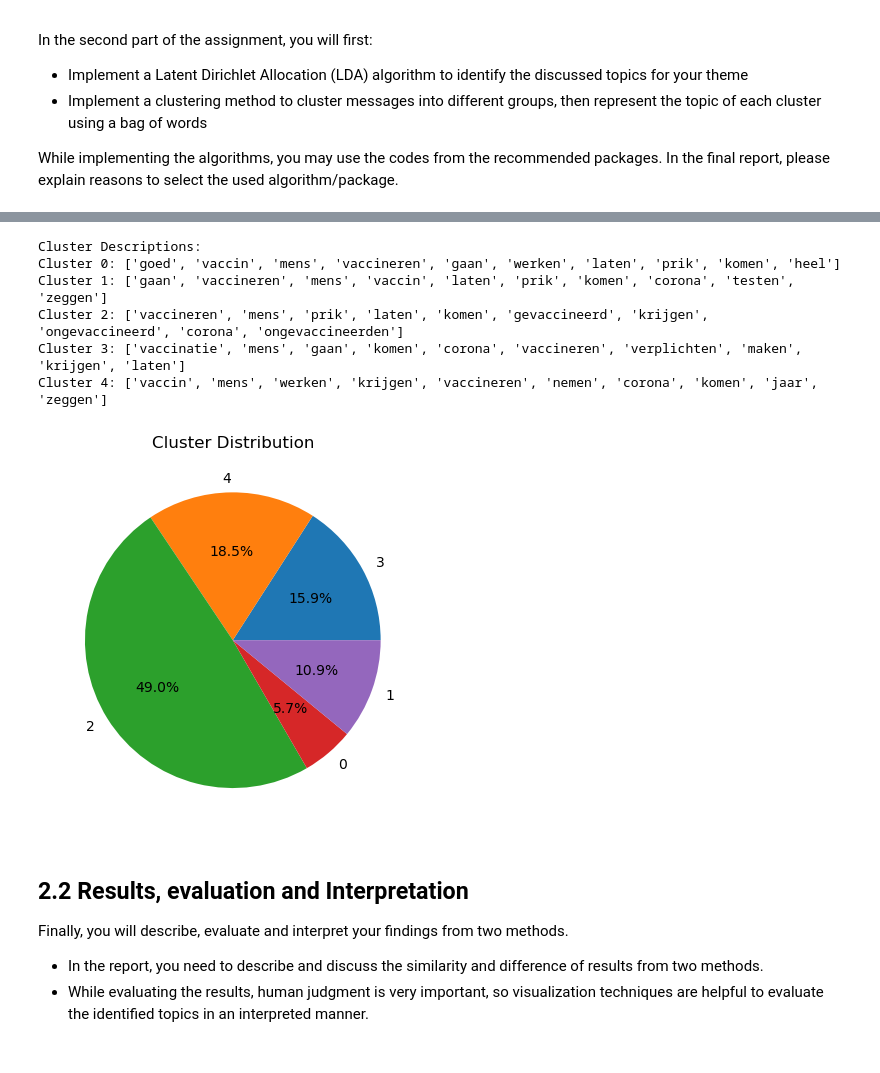
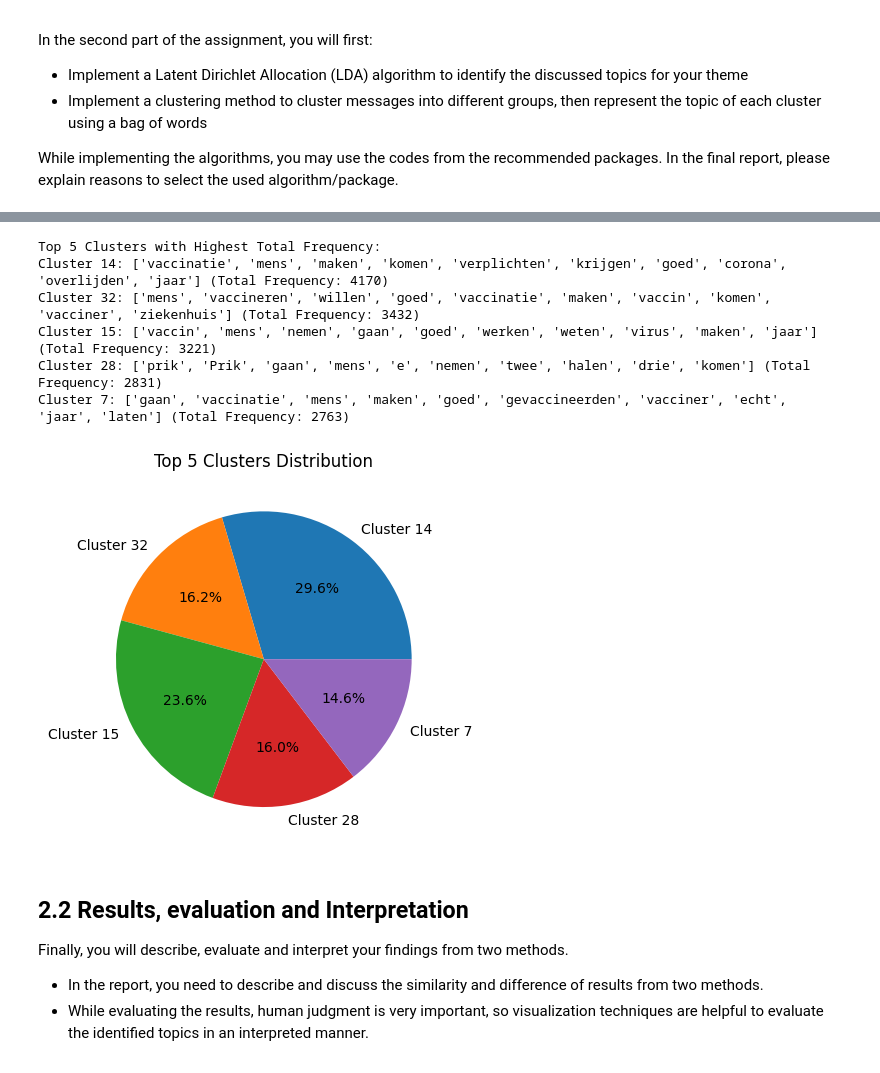
Before and after one commit to dmHarmsen/APML-Assignement-2, a Jupyter notebook: Assignment_3.ipynb, the cells around one changed output, grey strips where cells are left out. Drawn from its saved outputs; the diff is of its cells as text; code cells hidden in the pictures.

```diff
--- a/Assignment_3.ipynb
+++ b/Assignment_3.ipynb
@@ -34,7 +44,7 @@ import tqdm
 def phase0_open_txt_stream(filename):
     return io.open(filename, "r", encoding="utf-8")
 
-pipe = phase0_open_txt_stream("raw_data.txt")
+pipe = phase0_open_txt_stream("data/raw_data.txt")
 
 for i in range(5):
     print(next(pipe))
@@ -94,7 +104,7 @@ kws = [
     'boostershot', 'vaccinepass', 'vaccination', 'coronavaccine', 'vaccinationrate'
 ]
 tweets = []
-data_file = 'raw_data.txt'
+data_file = 'data/raw_data.txt'
 
 with open(data_file, "r", encoding="utf-8") as fin:
     for line in fin:
@@ -105,7 +115,7 @@ with open(data_file, "r", encoding="utf-8") as fin:
                 tweets.append(line)
                 break
 
-print(f"Filtered {len(tweets)} tweets for the theme: Face mask")
+print(f"Filtered {len(tweets)} tweets for the theme: Vaccine")
 for tweet in tweets[:10]:
     print(tweet)
 
@@ -296,36 +303,58 @@ Topic 5: houden, ongevaccineerden, gaan, gevaccineerden, ongevaccineerd, testen,
 # %%
 from sklearn.cluster import KMeans
 
 # TODO: cluster the messages using a clustering algorithm
 # K-Means Clustering
-n_clusters = 5
+n_clusters = 50
 kmeans_model = KMeans(n_clusters=n_clusters, random_state=42)
 kmeans_model.fit(bow)
 
 # Clusters Descriptions
 labels = kmeans_model.labels_
+
+# Creates lists
 cluster_descriptions = []
+cluster_frequencies = []
+cluster_sizes = []
 
-print("\nCluster Descriptions:")
+print("\nTop 5 Clusters with Highest Total Frequency:")
 for cluster_id in range(n_clusters):
     cluster_indices = np.where(labels == cluster_id)[0]
     cluster_words = Counter(word for idx in cluster_indices for word in processed_tweets[idx].split()).most_common(10)
     cluster_descriptions.append(cluster_words)
-    print(f"Cluster {cluster_id}: {[word for word, count in cluster_words]}")
 
-# Cluster distribution visualizaiton
-cluster_sizes = Counter(labels)
-plt.pie(cluster_sizes.values(), labels=cluster_sizes.keys(), autopct="%1.1f%%")
-plt.title("Cluster Distribution")
+    # Calculate total frequency for the cluster
+    total_frequency = sum(count for word, count in cluster_words)
+    cluster_frequencies.append(total_frequency)
+
+    # Calculate the size of the cluster
+    cluster_size = len(cluster_indices)
+    cluster_sizes.append(cluster_size)
+
+# Get indices of the top 5 clusters with highest total frequency
+top_cluster_indices = np.argsort(cluster_frequencies)[-5:][::-1]
+
+# Displays the top 5 clusters with highest total frequency
+for cluster_id in top_cluster_indices:
+    cluster_words = cluster_descriptions[cluster_id]
+    total_frequency = cluster_frequencies[cluster_id]
+    print(f"Cluster {cluster_id}: {[word for word, count in cluster_words]} (Total Frequency: {total_frequency})")
+
+# Visualize the distribution of the top 5 clusters
+top_cluster_sizes = [cluster_sizes[i] for i in top_cluster_indices]
+top_cluster_labels = [f"Cluster {i}" for i in top_cluster_indices]
+
+plt.pie(top_cluster_sizes, labels=top_cluster_labels, autopct="%1.1f%%")
+plt.title("Top 5 Clusters Distribution")
 plt.show()
 # %% [output]
-Cluster Descriptions:
-Cluster 0: ['goed', 'vaccin', 'mens', 'vaccineren', 'gaan', 'werken', 'laten', 'prik', 'komen', 'heel']
-Cluster 1: ['gaan', 'vaccineren', 'mens', 'vaccin', 'laten', 'prik', 'komen', 'corona', 'testen', 'zeggen']
-Cluster 2: ['vaccineren', 'mens', 'prik', 'laten', 'komen', 'gevaccineerd', 'krijgen', 'ongevaccineerd', 'corona', 'ongevaccineerden']
-Cluster 3: ['vaccinatie', 'mens', 'gaan', 'komen', 'corona', 'vaccineren', 'verplichten', 'maken', 'krijgen', 'laten']
-Cluster 4: ['vaccin', 'mens', 'werken', 'krijgen', 'vaccineren', 'nemen', 'corona', 'komen', 'jaar', 'zeggen']
+Top 5 Clusters with Highest Total Frequency:
+Cluster 14: ['vaccinatie', 'mens', 'maken', 'komen', 'verplichten', 'krijgen', 'goed', 'corona', 'overlijden', 'jaar'] (Total Frequency: 4170)
+Cluster 32: ['mens', 'vaccineren', 'willen', 'goed', 'vaccinatie', 'maken', 'vaccin', 'komen', 'vacciner', 'ziekenhuis'] (Total Frequency: 3432)
+Cluster 15: ['vaccin', 'mens', 'nemen', 'gaan', 'goed', 'werken', 'weten', 'virus', 'maken', 'jaar'] (Total Frequency: 3221)
+Cluster 28: ['prik', 'Prik', 'gaan', 'mens', 'e', 'nemen', 'twee', 'halen', 'drie', 'komen'] (Total Frequency: 2831)
+Cluster 7: ['gaan', 'vaccinatie', 'mens', 'maken', 'goed', 'gevaccineerden', 'vacciner', 'echt', 'jaar', 'laten'] (Total Frequency: 2763)
-[figure, old version]
+[figure, new version]
 # %% [markdown]
  ## 2.2 Results, evaluation and Interpretation
 
```
Also changed, not shown: parts of 14 cells of this notebook.
